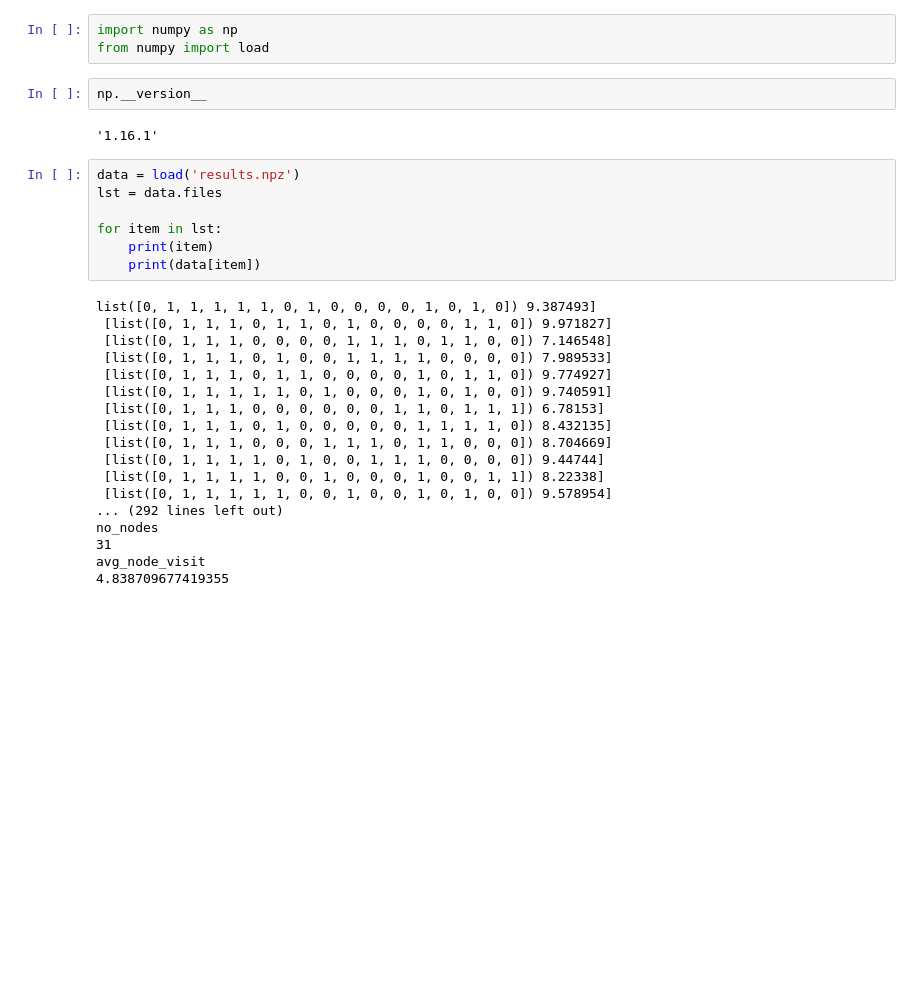
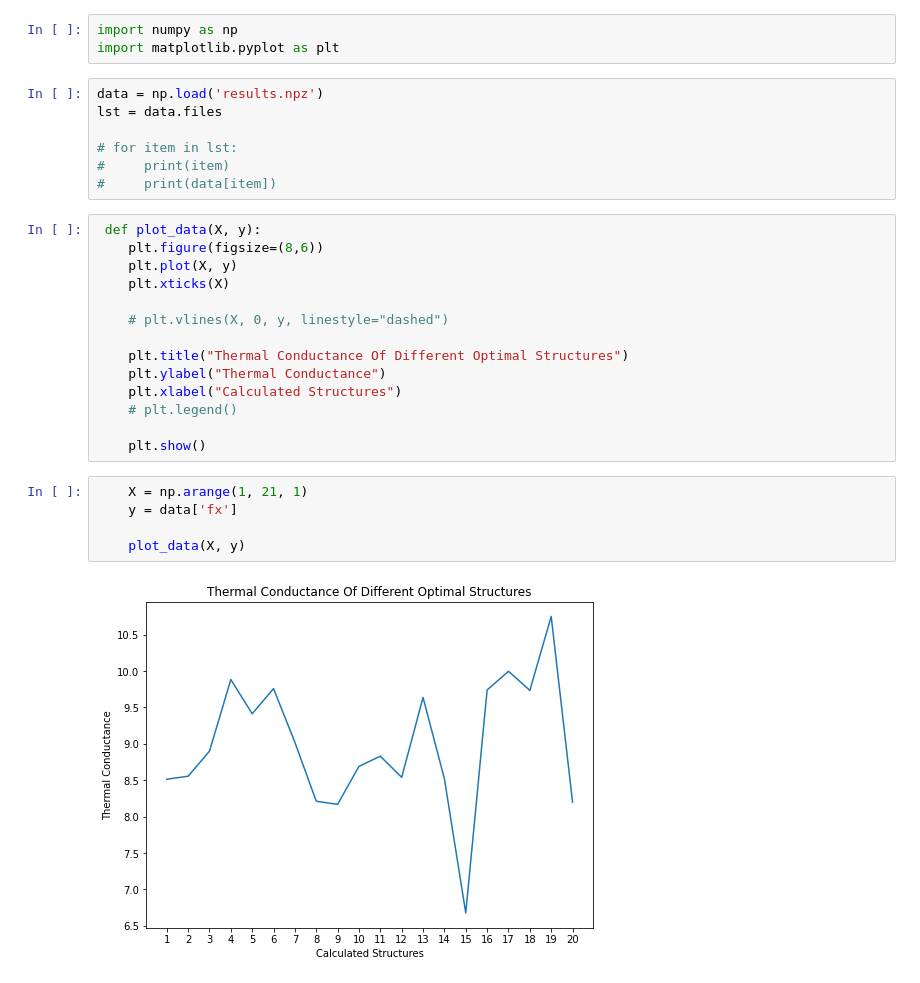
Before and after one commit to Lab-Brat/Materials_Informatics_Experiments, a Jupyter notebook: decision_tree/Si-Ge_MCTree/result_analysis.ipynb, the cells around one changed output. Saved outputs shown, nothing was run; the diff lists cells and outputs as text; blank space fills up the shorter version.

Commit message:
Added visualization of the result

```diff
--- a/decision_tree/Si-Ge_MCTree/result_analysis.ipynb
+++ b/decision_tree/Si-Ge_MCTree/result_analysis.ipynb
@@ -1,32 +1,31 @@
 # %%
 import numpy as np
-from numpy import load
+import matplotlib.pyplot as plt
-# %%
-np.__version__
-# %% [output]
-'1.16.1'
 # %%
-data = load('results.npz')
+data = np.load('results.npz')
 lst = data.files
 
-for item in lst:
-    print(item)
-    print(data[item])
+# for item in lst:
+#     print(item)
+#     print(data[item])
-# %% [output]
-list([0, 1, 1, 1, 1, 1, 0, 1, 0, 0, 0, 0, 1, 0, 1, 0]) 9.387493]
- [list([0, 1, 1, 1, 0, 1, 1, 0, 1, 0, 0, 0, 0, 1, 1, 0]) 9.971827]
- [list([0, 1, 1, 1, 0, 0, 0, 0, 1, 1, 1, 0, 1, 1, 0, 0]) 7.146548]
- [list([0, 1, 1, 1, 0, 1, 0, 0, 1, 1, 1, 1, 0, 0, 0, 0]) 7.989533]
- [list([0, 1, 1, 1, 0, 1, 1, 0, 0, 0, 0, 1, 0, 1, 1, 0]) 9.774927]
- [list([0, 1, 1, 1, 1, 1, 0, 1, 0, 0, 0, 1, 0, 1, 0, 0]) 9.740591]
- [list([0, 1, 1, 1, 0, 0, 0, 0, 0, 0, 1, 1, 0, 1, 1, 1]) 6.78153]
- [list([0, 1, 1, 1, 0, 1, 0, 0, 0, 0, 0, 1, 1, 1, 1, 0]) 8.432135]
- [list([0, 1, 1, 1, 0, 0, 0, 1, 1, 1, 0, 1, 1, 0, 0, 0]) 8.704669]
- [list([0, 1, 1, 1, 1, 0, 1, 0, 0, 1, 1, 1, 0, 0, 0, 0]) 9.44744]
- [list([0, 1, 1, 1, 1, 0, 0, 1, 0, 0, 0, 1, 0, 0, 1, 1]) 8.22338]
- [list([0, 1, 1, 1, 1, 1, 0, 0, 1, 0, 0, 1, 0, 1, 0, 0]) 9.578954]
-... (292 lines left out)
-no_nodes
-31
-avg_node_visit
-4.838709677419355
+# %%
+ def plot_data(X, y):
+    plt.figure(figsize=(8,6))
+    plt.plot(X, y)
+    plt.xticks(X)
+
+    # plt.vlines(X, 0, y, linestyle="dashed")
+
+    plt.title("Thermal Conductance Of Different Optimal Structures")
+    plt.ylabel("Thermal Conductance")
+    plt.xlabel("Calculated Structures")
+    # plt.legend()
+
+    plt.show()
+# %%
+    X = np.arange(1, 21, 1)
+    y = data['fx']
+
+    plot_data(X, y)
+# %% [output]
+[figure, added]
```
Also changed, not shown: parts of 2 cells of this notebook.
